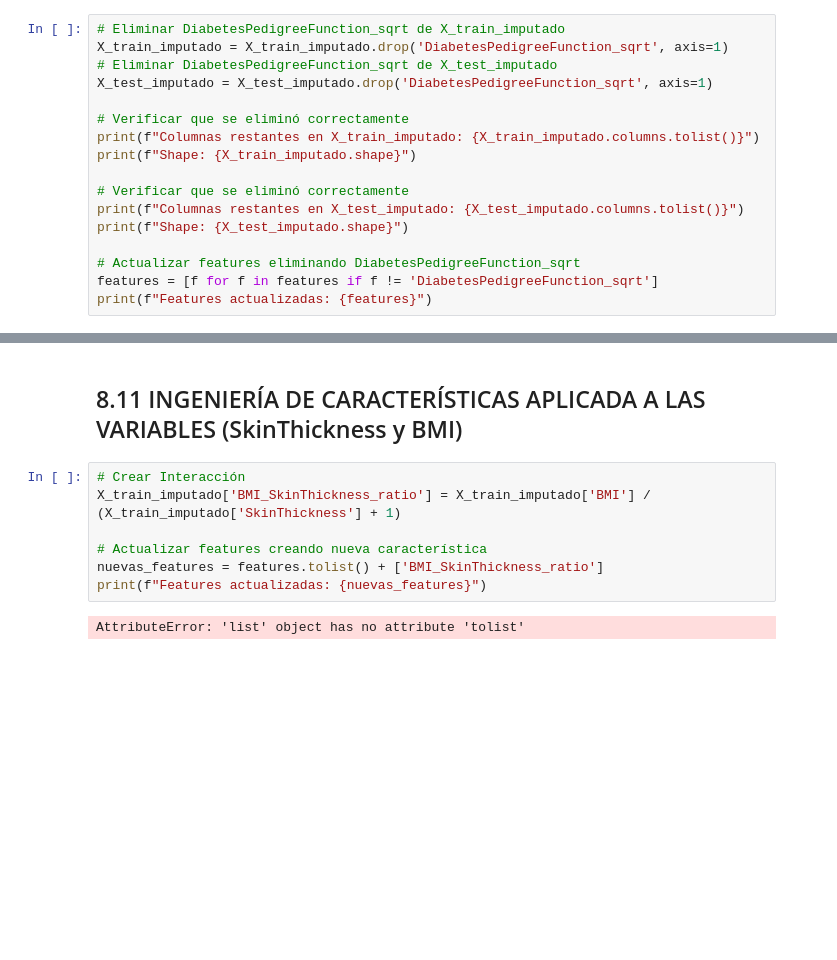
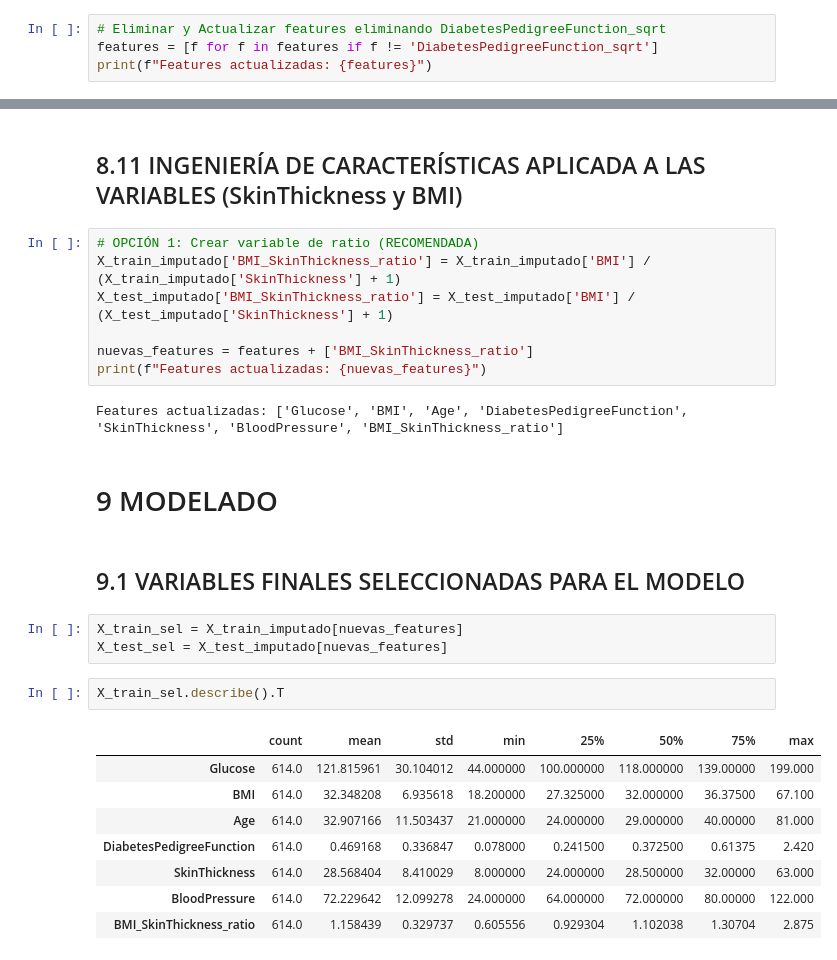
Before and after one commit to 4GeeksAcademy/cathycaz-intro-ml, a Jupyter notebook: src/04-decission-tree..ipynb, the cells around one changed output, grey strips where cells are left out. Saved outputs shown, nothing was run; the diff lists cells and outputs as text; blank space fills up the shorter version.

Commit message:
Inicio de MOdelado

```diff
--- a/src/04-decission-tree..ipynb
+++ b/src/04-decission-tree..ipynb
@@ -1087,20 +1087,7 @@ SIN EMBARGO VOY APLICAR CROSS VALIDATION EN LAS VARIABLES (SkinThickness y BMI)
 # %% [markdown]
 ## 8.9 ELIMINAMOS LA VARIABLE (DiabetesPedigreeFunction_sqrt)
 # %%
-# Eliminar DiabetesPedigreeFunction_sqrt de X_train_imputado
-X_train_imputado = X_train_imputado.drop('DiabetesPedigreeFunction_sqrt', axis=1)
-# Eliminar DiabetesPedigreeFunction_sqrt de X_test_imputado
-X_test_imputado = X_test_imputado.drop('DiabetesPedigreeFunction_sqrt', axis=1)
-
-# Verificar que se eliminó correctamente
-print(f"Columnas restantes en X_train_imputado: {X_train_imputado.columns.tolist()}")
-print(f"Shape: {X_train_imputado.shape}")
-
-# Verificar que se eliminó correctamente
-print(f"Columnas restantes en X_test_imputado: {X_test_imputado.columns.tolist()}")
-print(f"Shape: {X_test_imputado.shape}")
-
-# Actualizar features eliminando DiabetesPedigreeFunction_sqrt
+# Eliminar y Actualizar features eliminando DiabetesPedigreeFunction_sqrt
 features = [f for f in features if f != 'DiabetesPedigreeFunction_sqrt']
 print(f"Features actualizadas: {features}")
 # %% [output]
@@ -1128,11 +1111,29 @@ CONCLUSIÓN: COMO LOS PORCENTAJES DE CROOS VALDATION ME DAN MUY SIMILARES VOY AP
 # %% [markdown]
 ## 8.11 INGENIERÍA DE CARACTERÍSTICAS APLICADA A LAS VARIABLES (SkinThickness y BMI)
 # %%
-# Crear Interacción
+# OPCIÓN 1: Crear variable de ratio (RECOMENDADA)
 X_train_imputado['BMI_SkinThickness_ratio'] = X_train_imputado['BMI'] / (X_train_imputado['SkinThickness'] + 1)
+X_test_imputado['BMI_SkinThickness_ratio'] = X_test_imputado['BMI'] / (X_test_imputado['SkinThickness'] + 1)
 
-# Actualizar features creando nueva característica
-nuevas_features = features.tolist() + ['BMI_SkinThickness_ratio']
+nuevas_features = features + ['BMI_SkinThickness_ratio']
 print(f"Features actualizadas: {nuevas_features}")
 # %% [output]
-AttributeError: 'list' object has no attribute 'tolist'
+Features actualizadas: ['Glucose', 'BMI', 'Age', 'DiabetesPedigreeFunction', 'SkinThickness', 'BloodPressure', 'BMI_SkinThickness_ratio']
+# %% [markdown]
+# 9 MODELADO
+# %% [markdown]
+## 9.1 VARIABLES FINALES SELECCIONADAS PARA EL MODELO
+# %%
+X_train_sel = X_train_imputado[nuevas_features]
+X_test_sel = X_test_imputado[nuevas_features]
+# %%
+X_train_sel.describe().T
+# %% [output]
+|  | count | mean | std | min | 25% | 50% | 75% | max |
+| Glucose | 614.0 | 121.815961 | 30.104012 | 44.000000 | 100.000000 | 118.000000 | 139.00000 | 199.000 |
+| BMI | 614.0 | 32.348208 | 6.935618 | 18.200000 | 27.325000 | 32.000000 | 36.37500 | 67.100 |
+| Age | 614.0 | 32.907166 | 11.503437 | 21.000000 | 24.000000 | 29.000000 | 40.00000 | 81.000 |
+| DiabetesPedigreeFunction | 614.0 | 0.469168 | 0.336847 | 0.078000 | 0.241500 | 0.372500 | 0.61375 | 2.420 |
+| SkinThickness | 614.0 | 28.568404 | 8.410029 | 8.000000 | 24.000000 | 28.500000 | 32.00000 | 63.000 |
+| BloodPressure | 614.0 | 72.229642 | 12.099278 | 24.000000 | 64.000000 | 72.000000 | 80.00000 | 122.000 |
+| BMI_SkinThickness_ratio | 614.0 | 1.158439 | 0.329737 | 0.605556 | 0.929304 | 1.102038 | 1.30704 | 2.875 |
```
Also changed, not shown: parts of 2 cells of this notebook.
